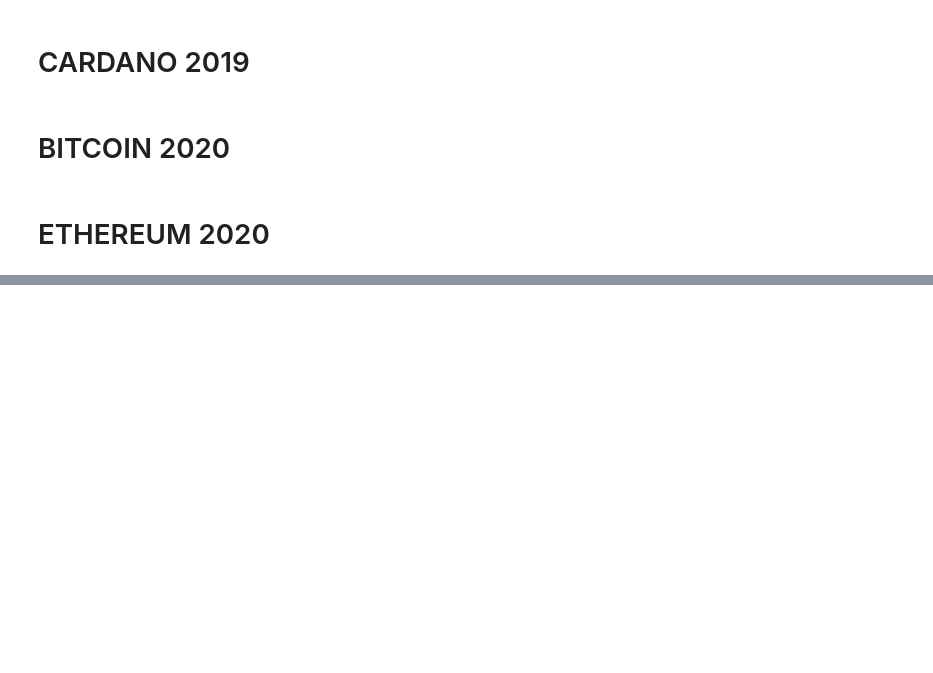
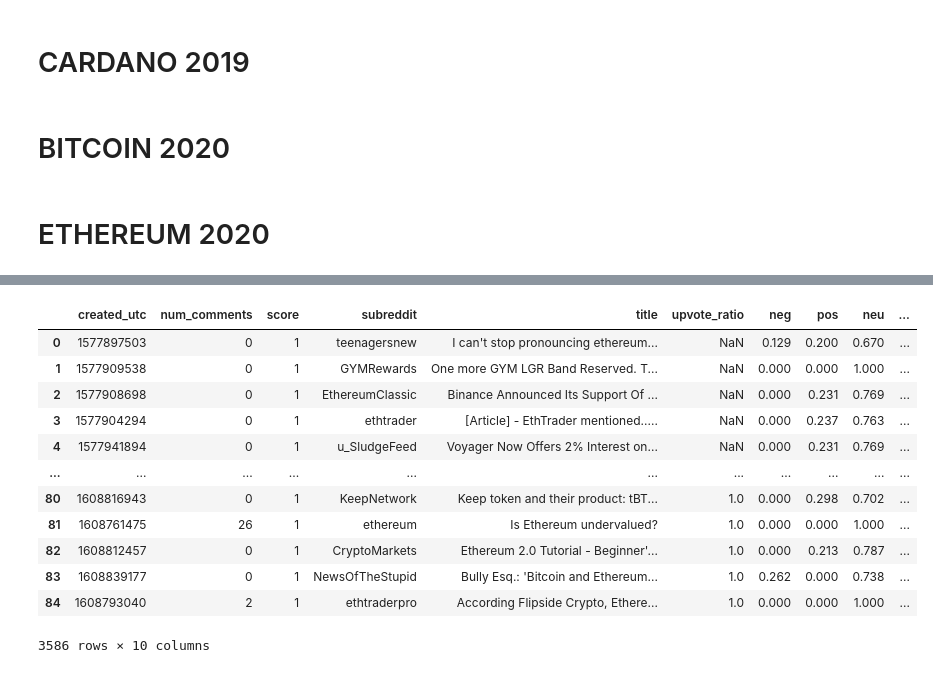
Before and after one commit to GallantGuide/Bull_or_Bear_Crypto, a Jupyter notebook: Sql/Reddit_comments.ipynb, the cells around one changed output, grey strips where cells are left out. Drawn from its saved outputs; the diff is of its cells as text; code cells hidden in the pictures; blank space fills up the shorter version.

```diff
--- a/Sql/Reddit_comments.ipynb
+++ b/Sql/Reddit_comments.ipynb
@@ -1639,0 +1203,15 @@ eth_df_dic4_2020
+# %%
+eth_df_2020 = pd.concat([eth_df_jan1_2020, eth_df_jan2_2020, eth_df_jan3_2020, eth_df_jan4_2020,
+                         eth_df_feb1_2020, eth_df_feb2_2020, eth_df_feb3_2020, eth_df_feb4_2020,
+                         eth_df_mar1_2020, eth_df_mar2_2020, eth_df_mar3_2020, eth_df_mar4_2020,
+                         eth_df_apr1_2020, eth_df_apr2_2020, eth_df_apr3_2020, eth_df_apr4_2020,
+                         eth_df_may1_2020, eth_df_may2_2020, eth_df_may3_2020, eth_df_may4_2020,
+                         eth_df_jun1_2020, eth_df_jun2_2020, eth_df_jun3_2020, eth_df_jun4_2020,
+                         eth_df_jul1_2020, eth_df_jul2_2020, eth_df_jul3_2020, eth_df_jul4_2020,
+                         eth_df_aug1_2020, eth_df_aug2_2020, eth_df_aug3_2020, eth_df_aug4_2020,
+                         eth_df_sep1_2020, eth_df_sep2_2020, eth_df_sep3_2020, eth_df_sep4_2020,
+                         eth_df_oct1_2020, eth_df_oct2_2020, eth_df_oct3_2020, eth_df_oct4_2020,
+                         eth_df_nov1_2020, eth_df_nov2_2020, eth_df_nov3_2020, eth_df_nov4_2020,
+                         eth_df_dic1_2020, eth_df_dic2_2020, eth_df_dic3_2020, eth_df_dic4_2020])
+
+eth_df_2020
@@ -1639,0 +1232,6 @@ eth_df_dic4_2020
+# %%
+eth_df_2020['neg'] = eth_df_2020['sentiment_scores'].apply(lambda x: x.get('neg'))
+eth_df_2020['pos'] = eth_df_2020['sentiment_scores'].apply(lambda x: x.get('pos'))
+eth_df_2020['neu'] = eth_df_2020['sentiment_scores'].apply(lambda x: x.get('neu'))
+eth_df_2020['compound'] = eth_df_2020['sentiment_scores'].apply(lambda x: x.get('compound'))
+eth_df_2020
@@ -1639,0 +1252,17 @@ eth_df_dic4_2020
+# %%
+eth_df_2020.drop(['sentiment_scores'], axis=1, inplace=True)
+eth_df_2020
+# %% [output]
+|  | created_utc | num_comments | score | subreddit | title | upvote_ratio | neg | pos | neu | ... |
+| 0 | 1577897503 | 0 | 1 | teenagersnew | I can't stop pronouncing ethereum... | NaN | 0.129 | 0.200 | 0.670 | ... |
+| 1 | 1577909538 | 0 | 1 | GYMRewards | One more GYM LGR Band Reserved. T... | NaN | 0.000 | 0.000 | 1.000 | ... |
+| 2 | 1577908698 | 0 | 1 | EthereumClassic | Binance Announced Its Support Of ... | NaN | 0.000 | 0.231 | 0.769 | ... |
+| 3 | 1577904294 | 0 | 1 | ethtrader | [Article] - EthTrader mentioned..... | NaN | 0.000 | 0.237 | 0.763 | ... |
+| 4 | 1577941894 | 0 | 1 | u_SludgeFeed | Voyager Now Offers 2% Interest on... | NaN | 0.000 | 0.231 | 0.769 | ... |
+| ... | ... | ... | ... | ... | ... | ... | ... | ... | ... | ... |
+| 80 | 1608816943 | 0 | 1 | KeepNetwork | Keep token and their product: tBT... | 1.0 | 0.000 | 0.298 | 0.702 | ... |
+| 81 | 1608761475 | 26 | 1 | ethereum | Is Ethereum undervalued? | 1.0 | 0.000 | 0.000 | 1.000 | ... |
+| 82 | 1608812457 | 0 | 1 | CryptoMarkets | Ethereum 2.0 Tutorial - Beginner'... | 1.0 | 0.000 | 0.213 | 0.787 | ... |
+| 83 | 1608839177 | 0 | 1 | NewsOfTheStupid | Bully Esq.: 'Bitcoin and Ethereum... | 1.0 | 0.262 | 0.000 | 0.738 | ... |
+| 84 | 1608793040 | 2 | 1 | ethtraderpro | According Flipside Crypto, Ethere... | 1.0 | 0.000 | 0.000 | 1.000 | ... |
+3586 rows × 10 columns
```
Also changed, not shown: parts of 124 cells of this notebook.
